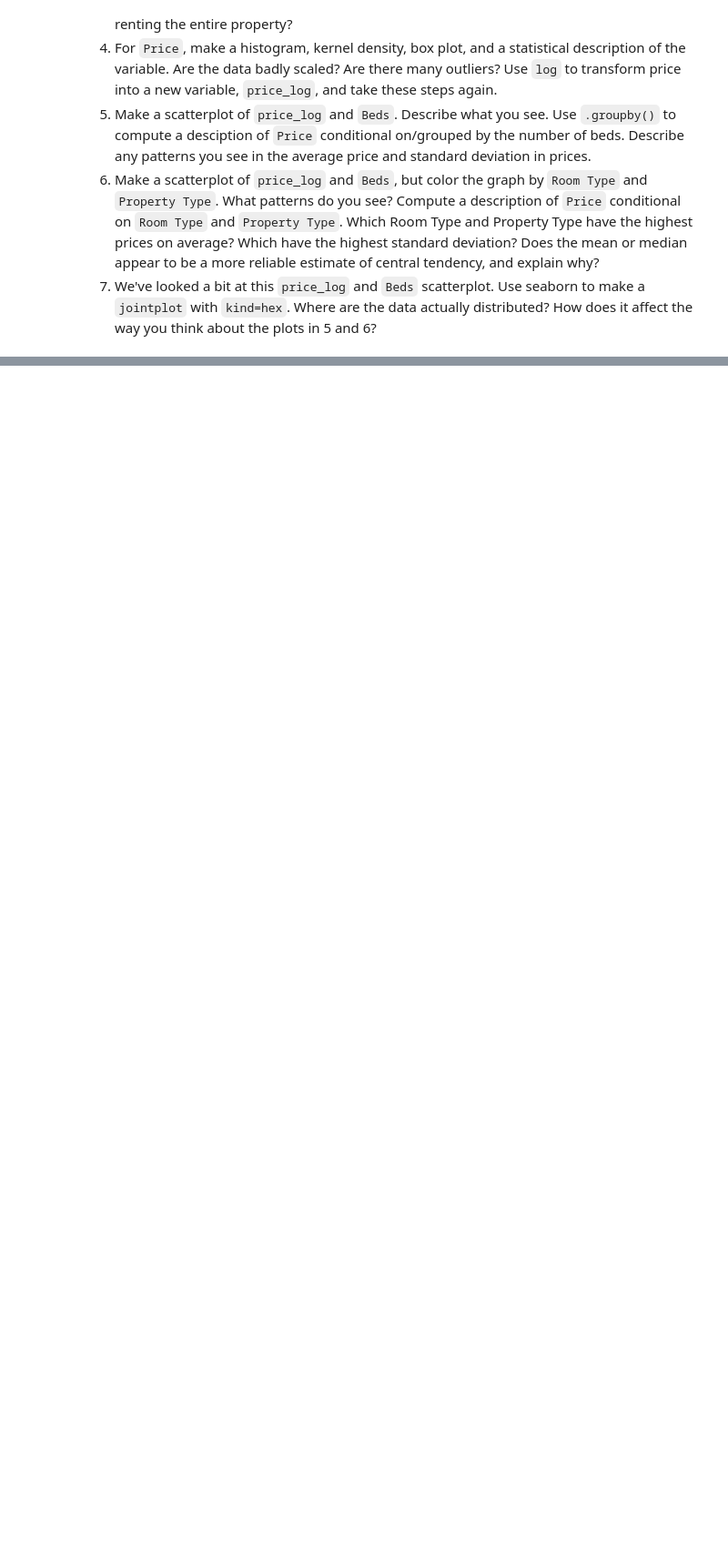
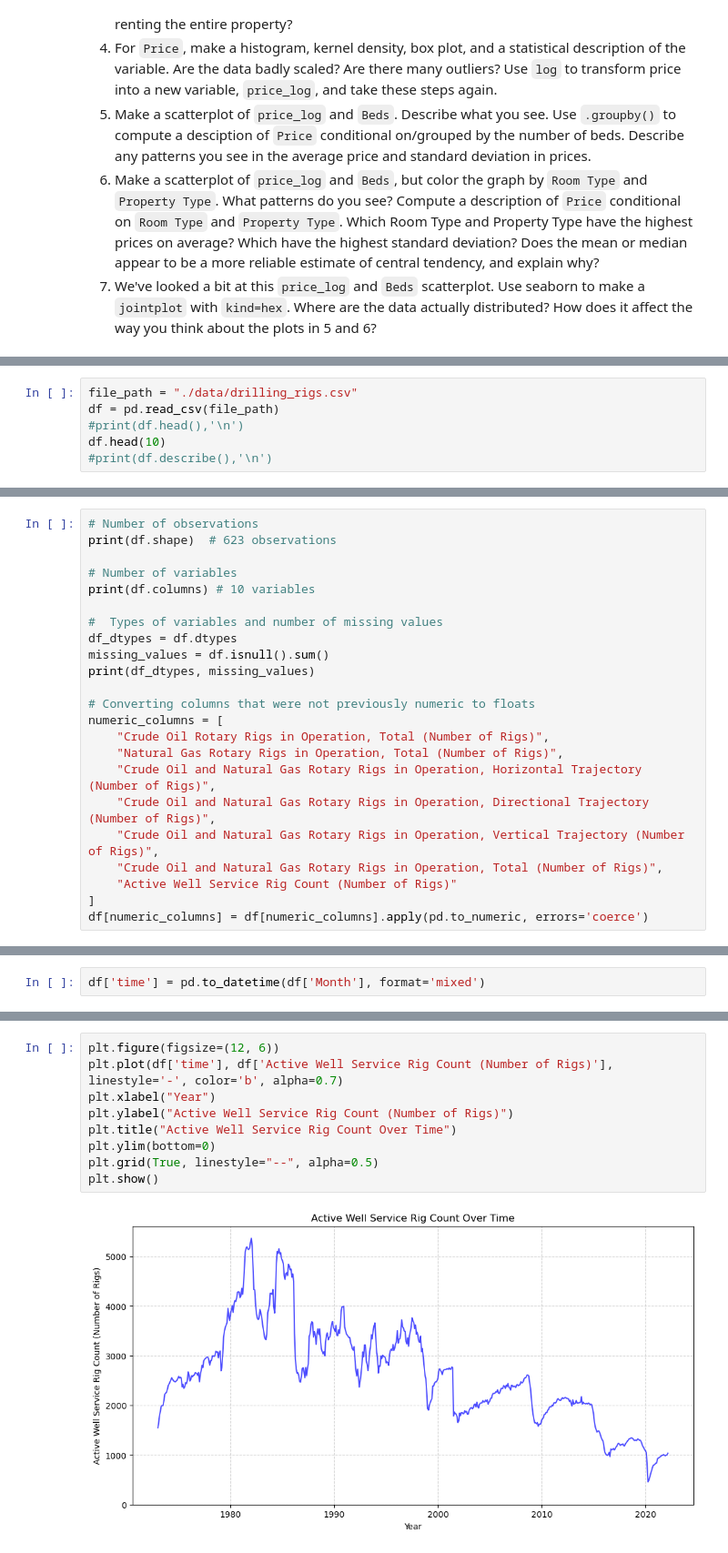
Before and after one commit to briceh87/EDA, a Jupyter notebook: assignment/assignment.ipynb, the cells around one changed output, grey strips where cells are left out. Shown at 91% size. Saved outputs shown, nothing was run; the diff lists cells and outputs as text; blank space fills up the shorter version.

```diff
--- a/assignment/assignment.ipynb
+++ b/assignment/assignment.ipynb
@@ -250,0 +251,6 @@ top_giftors_by_amount
+# %%
+file_path = "./data/drilling_rigs.csv"
+df = pd.read_csv(file_path)
+#print(df.head(),'\n')
+df.head(10)
+#print(df.describe(),'\n')
@@ -250,0 +269,23 @@ top_giftors_by_amount
+# %%
+# Number of observations
+print(df.shape)  # 623 observations
+
+# Number of variables
+print(df.columns) # 10 variables
+
+#  Types of variables and number of missing values
+df_dtypes = df.dtypes
+missing_values = df.isnull().sum()
+print(df_dtypes, missing_values)
+
+# Converting columns that were not previously numeric to floats
+numeric_columns = [
+    "Crude Oil Rotary Rigs in Operation, Total (Number of Rigs)",
+    "Natural Gas Rotary Rigs in Operation, Total (Number of Rigs)",
+    "Crude Oil and Natural Gas Rotary Rigs in Operation, Horizontal Trajectory (Number of Rigs)",
+    "Crude Oil and Natural Gas Rotary Rigs in Operation, Directional Trajectory (Number of Rigs)",
+    "Crude Oil and Natural Gas Rotary Rigs in Operation, Vertical Trajectory (Number of Rigs)",
+    "Crude Oil and Natural Gas Rotary Rigs in Operation, Total (Number of Rigs)",
+    "Active Well Service Rig Count (Number of Rigs)"
+]
+df[numeric_columns] = df[numeric_columns].apply(pd.to_numeric, errors='coerce')
@@ -250,0 +313,2 @@ top_giftors_by_amount
+# %%
+df['time'] = pd.to_datetime(df['Month'], format='mixed')
@@ -250,0 +318,11 @@ top_giftors_by_amount
+# %%
+plt.figure(figsize=(12, 6))
+plt.plot(df['time'], df['Active Well Service Rig Count (Number of Rigs)'], linestyle='-', color='b', alpha=0.7)
+plt.xlabel("Year")
+plt.ylabel("Active Well Service Rig Count (Number of Rigs)")
+plt.title("Active Well Service Rig Count Over Time")
+plt.ylim(bottom=0)
+plt.grid(True, linestyle="--", alpha=0.5)
+plt.show()
+# %% [output]
+[figure, added]
```
Also changed, not shown: parts of 12 cells of this notebook.
